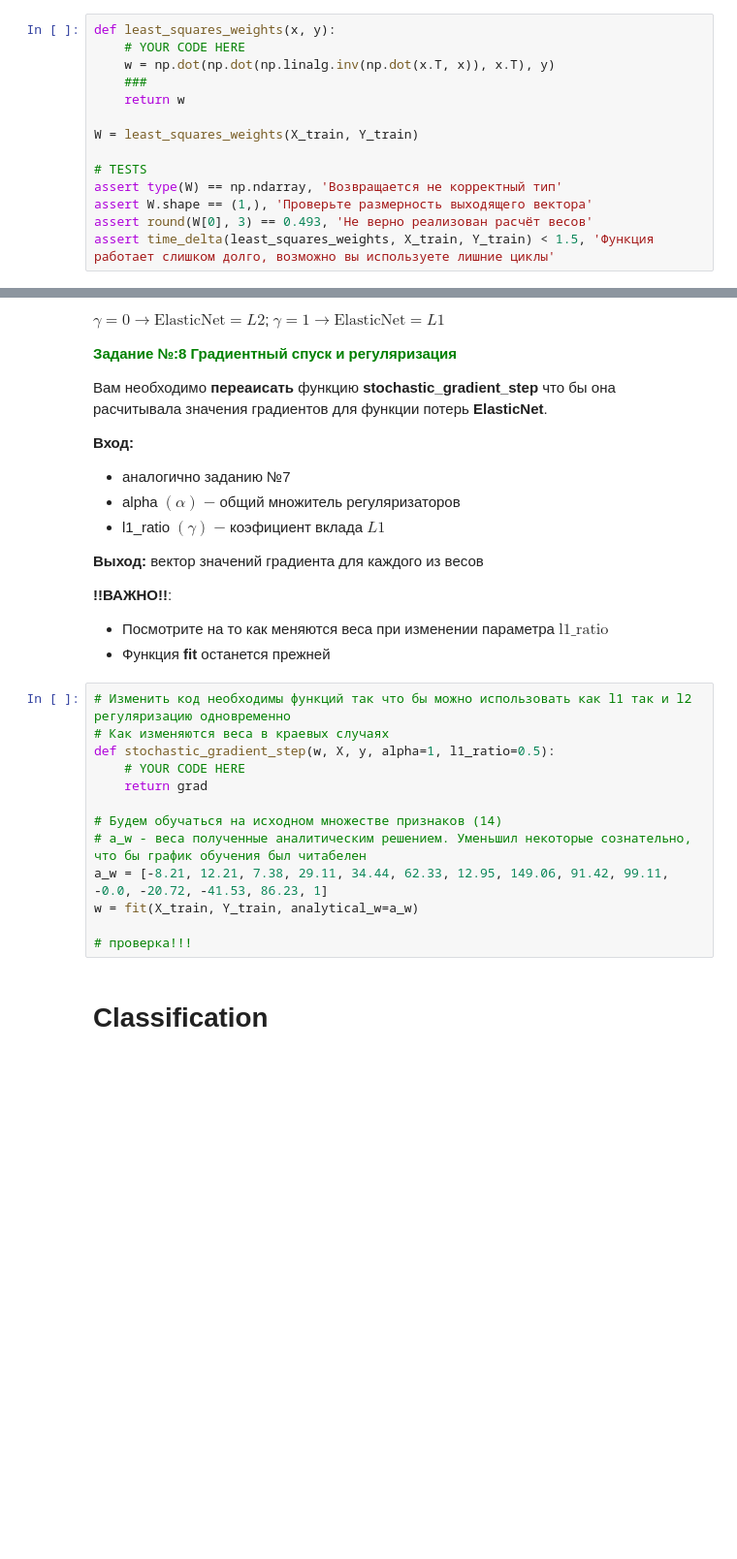
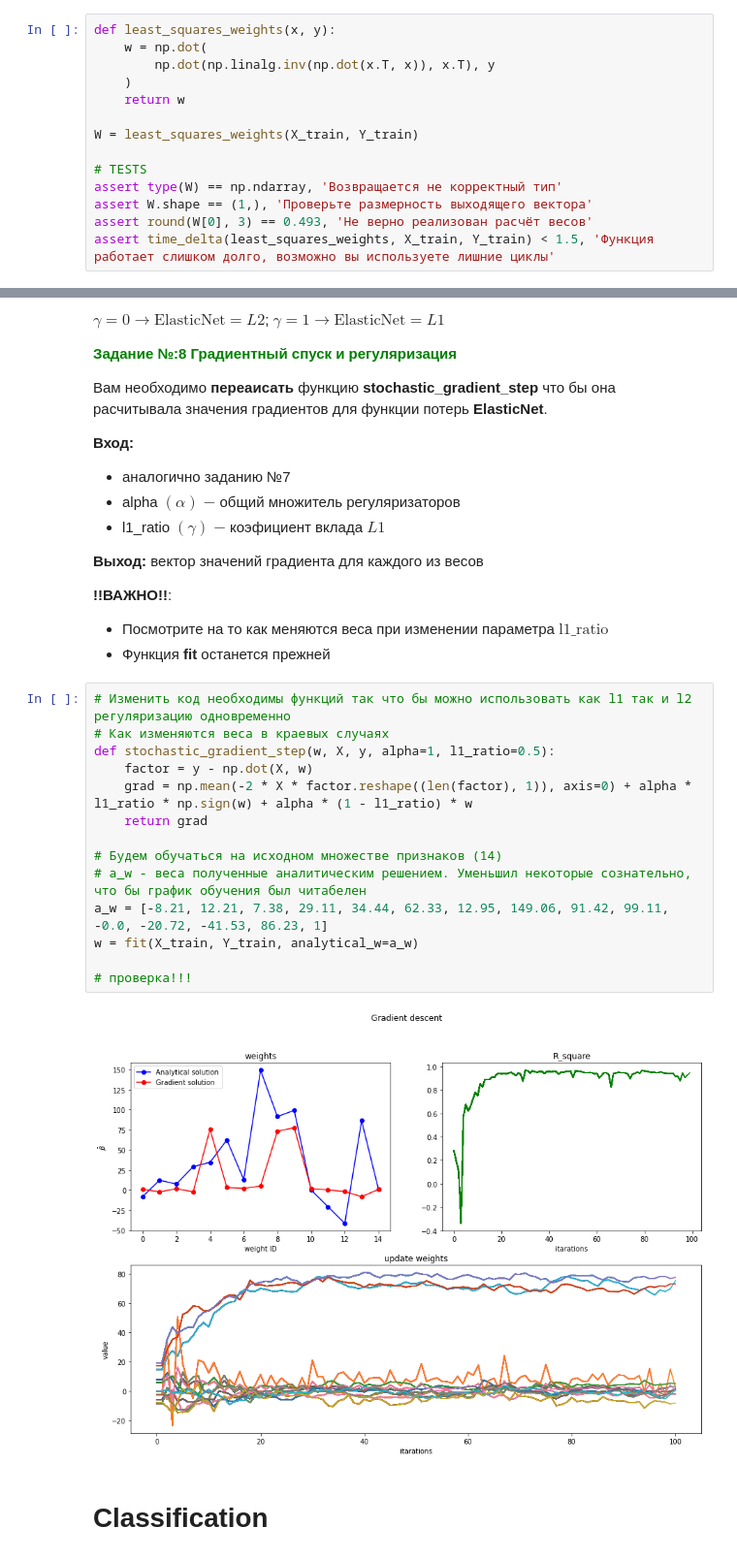
Before and after one commit to qununc/MLbase_2021_spring, a Jupyter notebook: lecture02/Homework/Problem2/LINEAR_MODEL_TASKS.ipynb, the cells around one changed output, grey strips where cells are left out. Shown at 97% size. Saved outputs shown, nothing was run; the diff lists cells and outputs as text; blank space fills up the shorter version.

```diff
--- a/lecture02/Homework/Problem2/LINEAR_MODEL_TASKS.ipynb
+++ b/lecture02/Homework/Problem2/LINEAR_MODEL_TASKS.ipynb
@@ -186,9 +176,9 @@ X_train = np.array([data['x_train']]).T
 Y_train = data['y_train']
 # %%
 def least_squares_weights(x, y):
-    # YOUR CODE HERE
-    w = np.dot(np.dot(np.linalg.inv(np.dot(x.T, x)), x.T), y)
-    ###
+    w = np.dot(
+        np.dot(np.linalg.inv(np.dot(x.T, x)), x.T), y
+    )
     return w
 
 W = least_squares_weights(X_train, Y_train)
@@ -943,16 +899,19 @@ __!!ВАЖНО!!__:
 # %%
 # Изменить код необходимы функций так что бы можно использовать как l1 так и l2 регуляризацию одновременно
 # Как изменяются веса в краевых случаях
 def stochastic_gradient_step(w, X, y, alpha=1, l1_ratio=0.5):
-    # YOUR CODE HERE
+    factor = y - np.dot(X, w)
+    grad = np.mean(-2 * X * factor.reshape((len(factor), 1)), axis=0) + alpha * l1_ratio * np.sign(w) + alpha * (1 - l1_ratio) * w
     return grad
 
 # Будем обучаться на исходном множестве признаков (14)
 # a_w - веса полученные аналитическим решением. Уменьшил некоторые сознательно, что бы график обучения был читабелен
 a_w = [-8.21, 12.21, 7.38, 29.11, 34.44, 62.33, 12.95, 149.06, 91.42, 99.11, -0.0, -20.72, -41.53, 86.23, 1]
 w = fit(X_train, Y_train, analytical_w=a_w)
 
 # проверка!!!
+# %% [output]
+[figure, added]
 # %% [markdown]
 # Classification
 # %%
```
Also changed, not shown: parts of 22 cells of this notebook.
